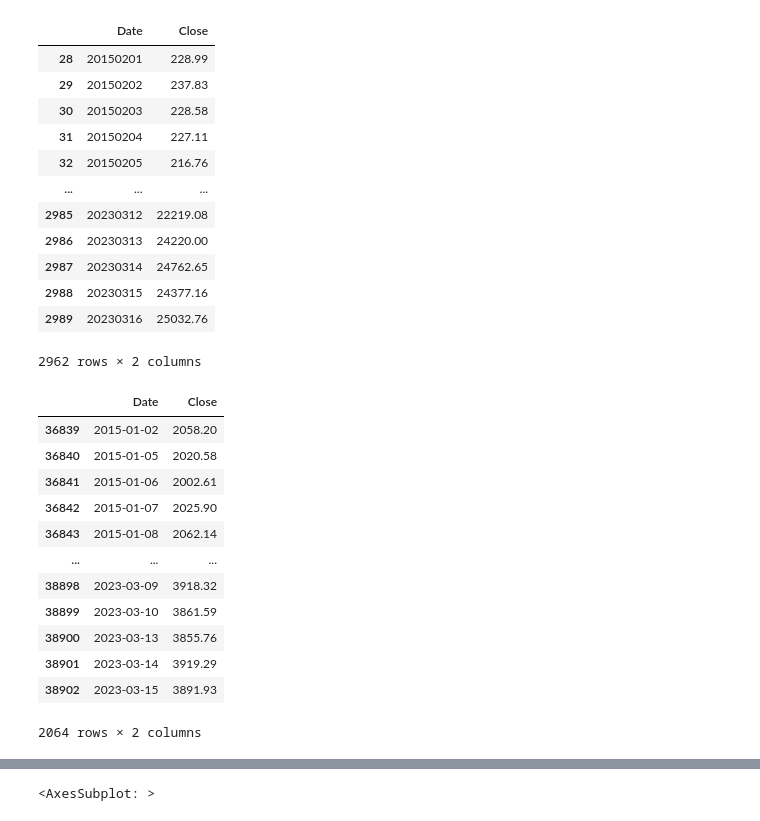
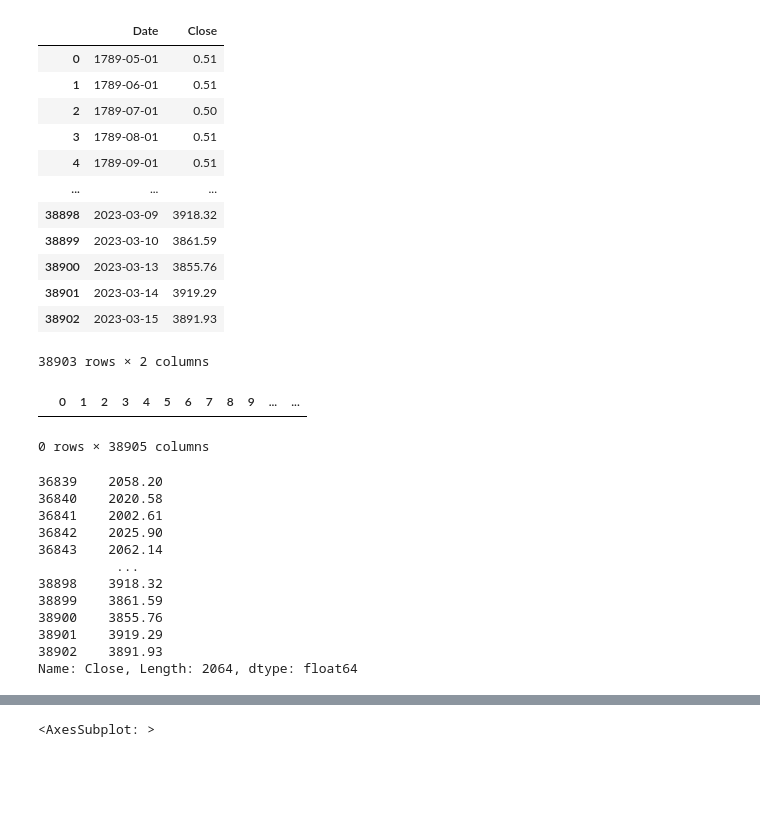
Before and after one commit to aintproud/analitic, a Jupyter notebook: 1.ipynb, the cells around one changed output, grey strips where cells are left out. Cells and saved outputs as stored; diff of their text form; code cells hidden in the pictures; blank space fills up the shorter version.

```diff
--- a/1.ipynb
+++ b/1.ipynb
@@ -1,5 +1,5 @@
 # %%
 import pandas as pd
 # %%
-bitcoin = pd.read_excel('GDAX.BTC-USD_790301_230316.xlsx')
-smp500 = pd.read_csv('^spx_d (1).csv')
+bitcoin = pd.read_excel('GDAX.BTC-USD_790301_230316.xlsx').iloc[:,[2,7]]
+smp500 = pd.read_csv('^spx_d (1).csv')[['Date', 'Close']]
@@ -6,43 +22,50 @@ smp500 = pd.read_csv('^spx_d (1).csv')
+# %%
+smp500
+# %% [output]
+|  | Date | Close |
+| 0 | 1789-05-01 | 0.51 |
+| 1 | 1789-06-01 | 0.51 |
+| 2 | 1789-07-01 | 0.50 |
+| 3 | 1789-08-01 | 0.51 |
+| 4 | 1789-09-01 | 0.51 |
+| ... | ... | ... |
+| 38898 | 2023-03-09 | 3918.32 |
+| 38899 | 2023-03-10 | 3861.59 |
+| 38900 | 2023-03-13 | 3855.76 |
+| 38901 | 2023-03-14 | 3919.29 |
+| 38902 | 2023-03-15 | 3891.93 |
+38903 rows × 2 columns
 # %%
-bitcoin = bitcoin.iloc[:,[2,7]]
-bitcoin.drop(range(28), inplace=True)
-bitcoin.columns = ['Date', 'Close']
-# bitcoin['Trend'] = bitcoin['Open']-bitcoin['Close']
-# bitcoin = bitcoin[['Date', 'Trend']]
-bitcoin
+table = bitcoin + smp500['Close']
+# bitcoin.drop(range(28), inplace=True)
+# # bitcoin.columns = ['Date', 'Close']
+# # bitcoin['Trend'] = bitcoin['Open']-bitcoin['Close']
+# # bitcoin = bitcoin[['Date', 'Trend']]
+table.dropna(inplace=True)
+
+table
+# bitcoi
 # %% [output]
-|  | Date | Close |
-| 28 | 20150201 | 228.99 |
-| 29 | 20150202 | 237.83 |
-| 30 | 20150203 | 228.58 |
-| 31 | 20150204 | 227.11 |
-| 32 | 20150205 | 216.76 |
-| ... | ... | ... |
-| 2985 | 20230312 | 22219.08 |
-| 2986 | 20230313 | 24220.00 |
-| 2987 | 20230314 | 24762.65 |
-| 2988 | 20230315 | 24377.16 |
-| 2989 | 20230316 | 25032.76 |
+|  | 0 | 1 | 2 | 3 | 4 | 5 | 6 | 7 | 8 | 9 | ... | ... |
-2962 rows × 2 columns
+0 rows × 38905 columns
 # %%
 # smp500['Trend'] = smp500['Open']-smp500['Close']
-smp500 = smp500[['Date','Close']]
+smp500 = smp500['Close']
 smp500 = smp500.iloc[36839:38903]
 smp500
 # %% [output]
-|  | Date | Close |
-| 36839 | 2015-01-02 | 2058.20 |
-| 36840 | 2015-01-05 | 2020.58 |
-| 36841 | 2015-01-06 | 2002.61 |
-| 36842 | 2015-01-07 | 2025.90 |
-| 36843 | 2015-01-08 | 2062.14 |
-| ... | ... | ... |
-| 38898 | 2023-03-09 | 3918.32 |
-| 38899 | 2023-03-10 | 3861.59 |
-| 38900 | 2023-03-13 | 3855.76 |
-| 38901 | 2023-03-14 | 3919.29 |
-| 38902 | 2023-03-15 | 3891.93 |
-2064 rows × 2 columns
+36839    2058.20
+36840    2020.58
+36841    2002.61
+36842    2025.90
+36843    2062.14
+          ...
+38898    3918.32
+38899    3861.59
+38900    3855.76
+38901    3919.29
+38902    3891.93
+Name: Close, Length: 2064, dtype: float64
 # %%
 bitcoin.iloc[0:365*3]['Close'].plot()
 # %% [output]
```
Also changed, not shown: parts of 2 cells of this notebook.
